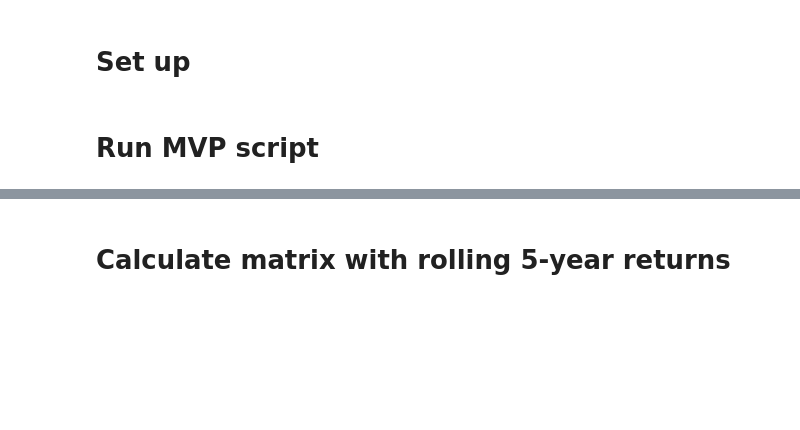
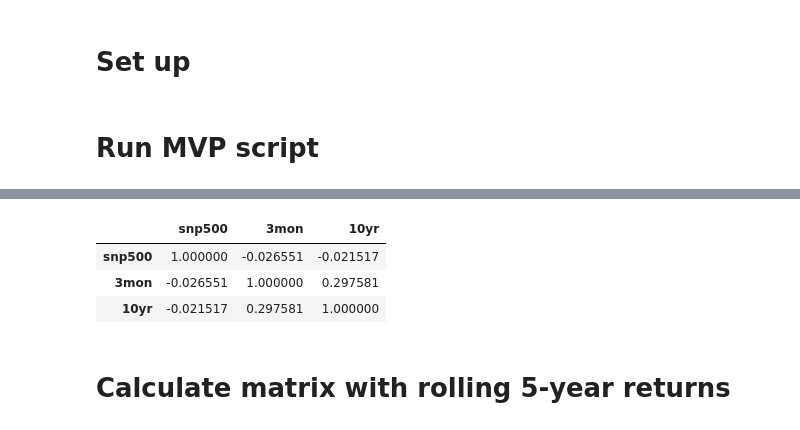
Before and after one commit to matsmaiwald/historical_asset_returns, a Jupyter notebook: CI_plot.ipynb, the cells around one changed output, grey strips where cells are left out. Cells and saved outputs as stored; diff of their text form; code cells hidden in the pictures; blank space fills up the shorter version.

```diff
--- a/CI_plot.ipynb
+++ b/CI_plot.ipynb
@@ -15,3 +67,10 @@ from mvp import make_confidence_interval_graph
+# %%
+df.corr()
+# %% [output]
+|  | snp500 | 3mon | 10yr |
+| snp500 | 1.000000 | -0.026551 | -0.021517 |
+| 3mon | -0.026551 | 1.000000 | 0.297581 |
+| 10yr | -0.021517 | 0.297581 | 1.000000 |
 # %% [markdown]
 # Calculate matrix with rolling 5-year returns
 # %% [markdown]
```
Also changed, not shown: parts of 17 cells of this notebook.
